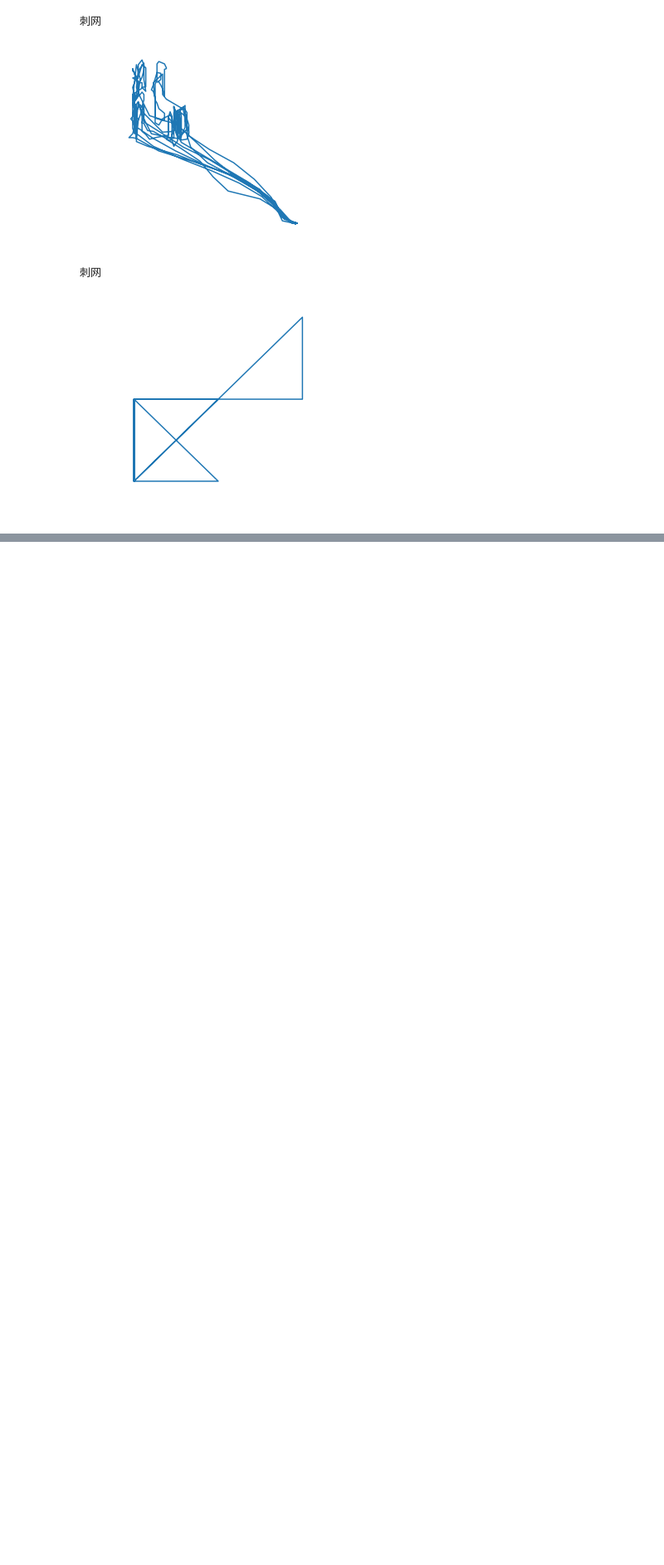
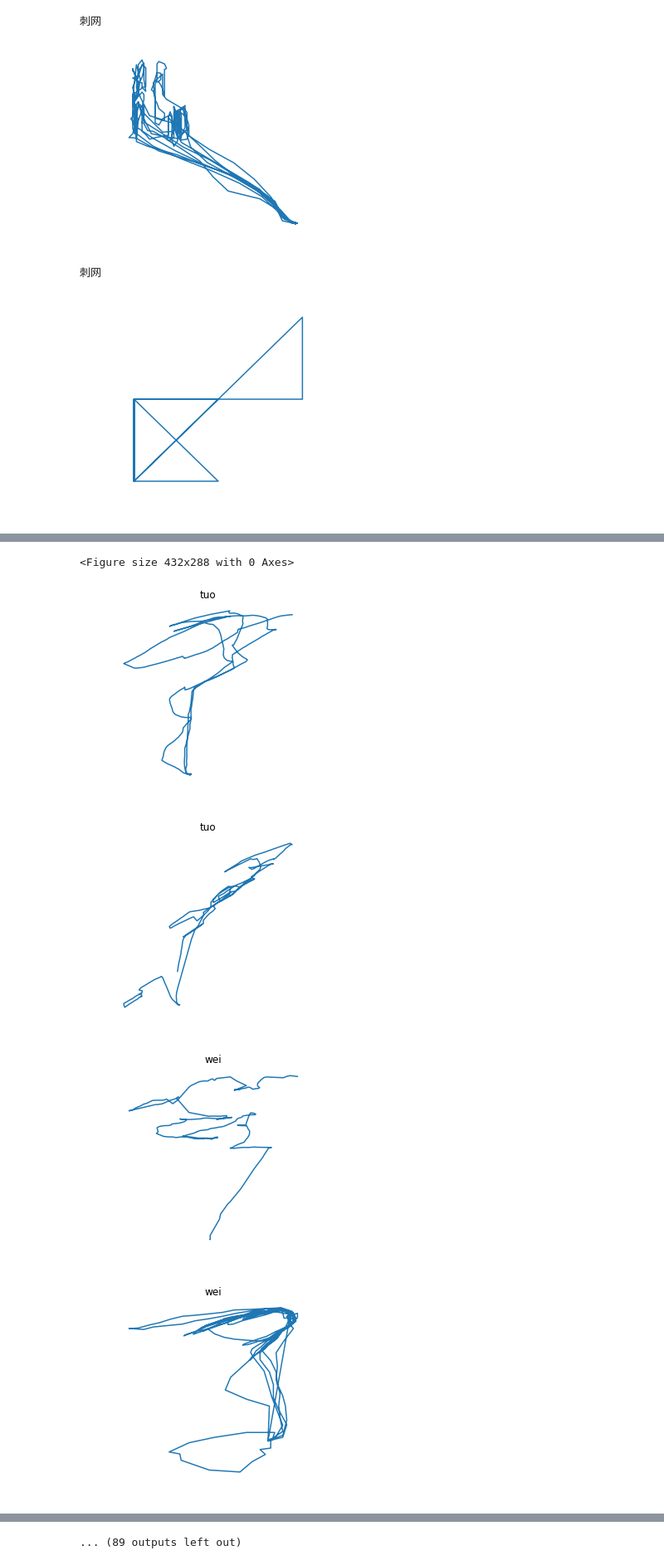
Before and after one commit to DCOLIVERSUN/Smart-ocean-construction, a Jupyter notebook: code/eda.ipynb, the cells around one changed output, grey strips where cells are left out. Shown at 83% size. Drawn from its saved outputs; the diff is of its cells as text; code cells hidden in the pictures; blank space fills up the shorter version.

```diff
--- a/code/eda.ipynb
+++ b/code/eda.ipynb
@@ -431,0 +442,19 @@ print(test['type'].iloc[0])
+# %%
+for i in range(20100, 20200):
+    plt.figure(i - 20000)
+    test = df[df['ship'] == i]
+    plt.figure(figsize=(4, 4))
+    plt.plot(test['lat'].values, test['lon'].values)
+    plt.axis('off')
+    if test['type'].iloc[0] == '围网':
+        plt.title('wei')
+    elif test['type'].iloc[0] == '拖网':
+        plt.title('tuo')
+    elif test['type'].iloc[0] == '刺网':
+        plt.title('ci')
+# %% [output]
+<Figure size 432x288 with 0 Axes>
+[figure, added]
+[figure, added]
+[figure, added]
+[figure, added]
@@ -431,0 +468 @@ print(test['type'].iloc[0])
+... (89 outputs left out)
```
Also changed, not shown: parts of 3 cells of this notebook, 1 other file.
